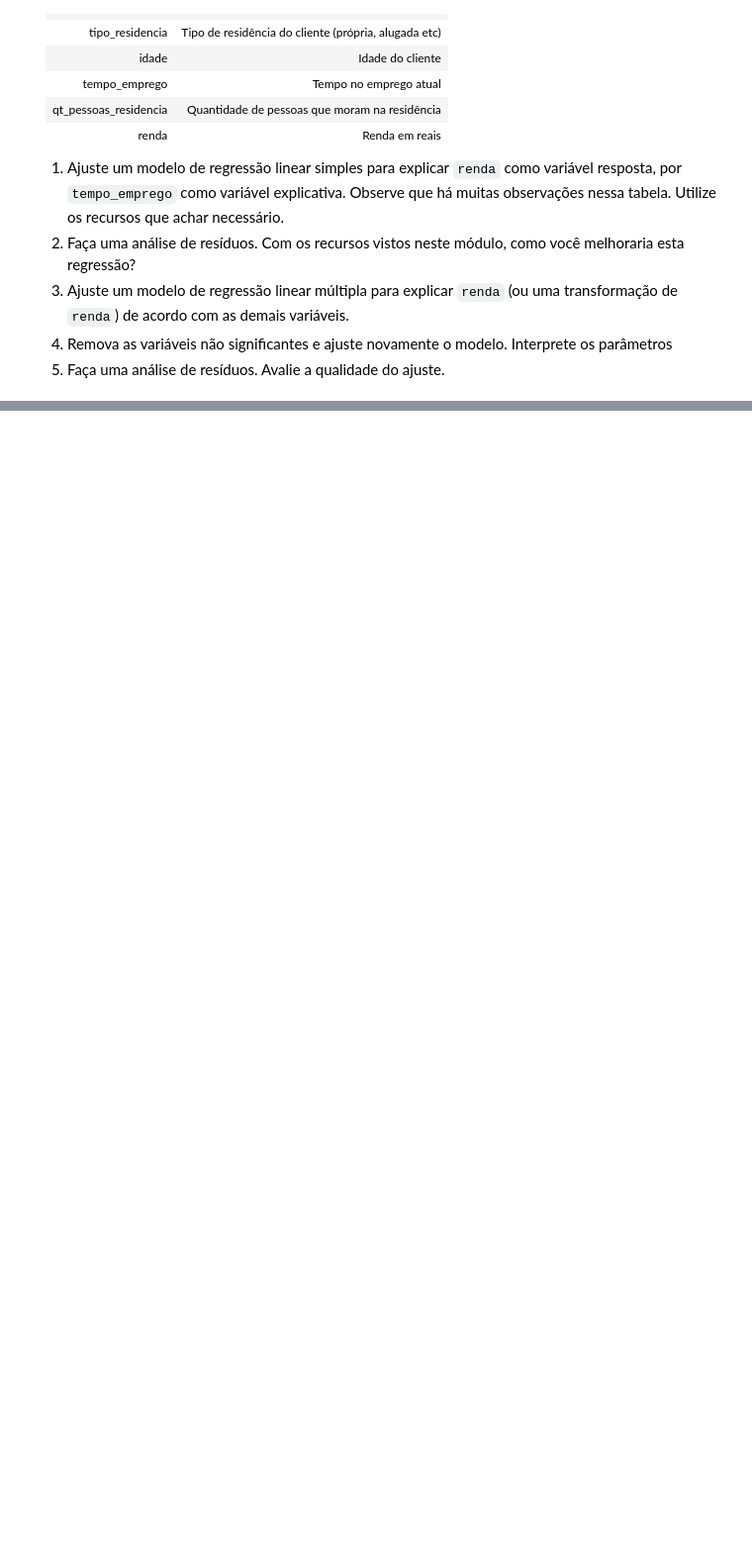
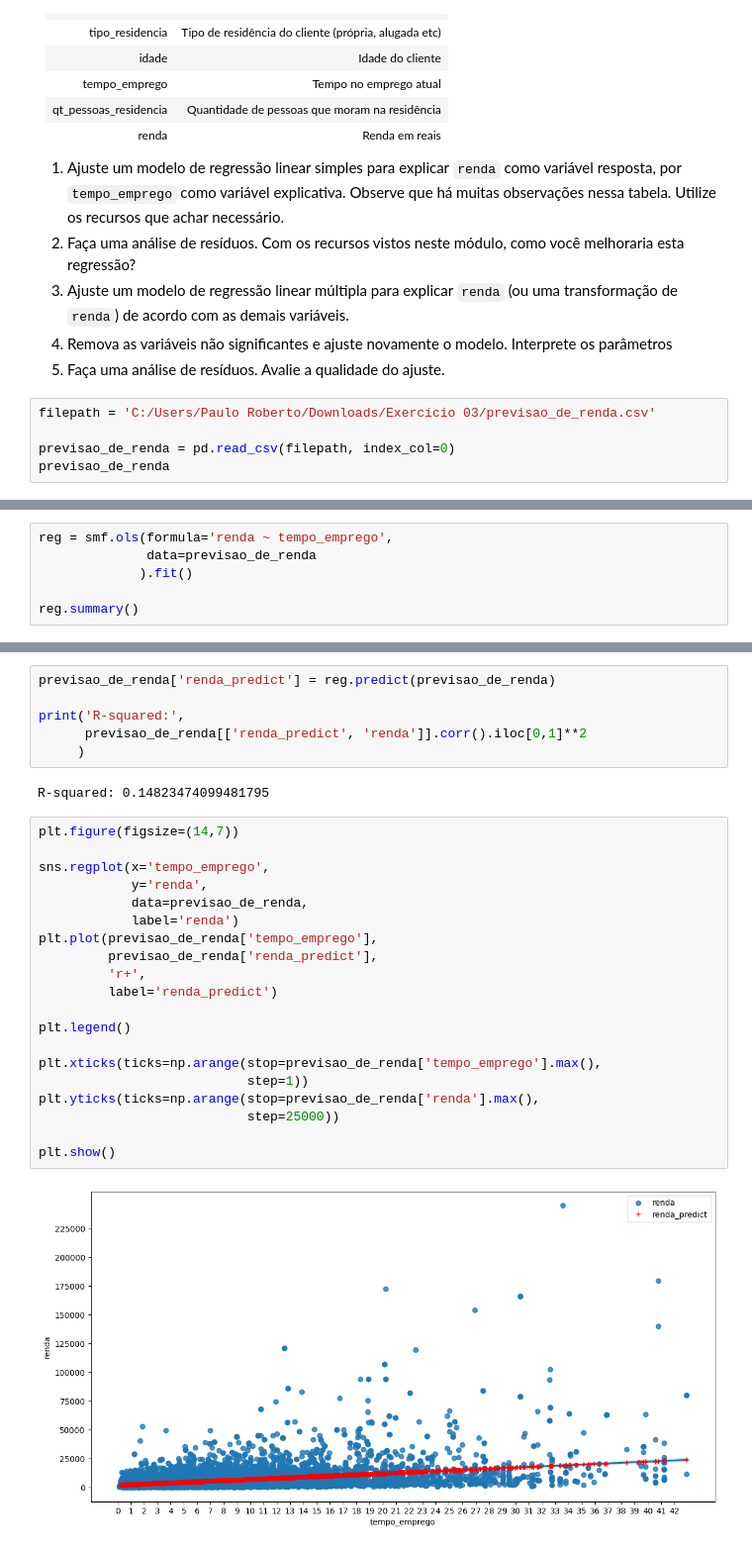
Before and after one commit to PaulodiasDeveloper/Curso_EBAC-Profissao_Cientista_de_Dados, a Jupyter notebook: Cientista de Dados/Módulo 12 - Regressão I/Exercício 01 Módulo 12/Exercício 03/mod12 ex03 - regressão múltipla.ipynb, the cells around one changed output, grey strips where cells are left out. Shown at 99% size. Drawn from its saved outputs; the diff is of its cells as text; blank space fills up the shorter version.

Commit message:
Exercício 3 módulo 12

````diff
--- a/Cientista de Dados/Módulo 12 - Regressão I/Exercício 01 Módulo 12/Exercício 03/mod12 ex03 - regressão múltipla.ipynb
+++ b/Cientista de Dados/Módulo 12 - Regressão I/Exercício 01 Módulo 12/Exercício 03/mod12 ex03 - regressão múltipla.ipynb
@@ -95,3 +394,8 @@
 3. Ajuste um modelo de regressão linear múltipla para explicar ```renda``` (ou uma transformação de ```renda```) de acordo com as demais variáveis.
 4. Remova as variáveis não significantes e ajuste novamente o modelo. Interprete os parâmetros
 5. Faça uma análise de resíduos. Avalie a qualidade do ajuste.
+# %%
+filepath = 'C:/Users/Paulo Roberto/Downloads/Exercício 03/previsao_de_renda.csv'
+
+previsao_de_renda = pd.read_csv(filepath, index_col=0)
+previsao_de_renda
@@ -97,0 +418,6 @@
+# %%
+reg = smf.ols(formula='renda ~ tempo_emprego',
+              data=previsao_de_renda
+             ).fit()
+
+reg.summary()
@@ -97,0 +444,30 @@
+# %%
+previsao_de_renda['renda_predict'] = reg.predict(previsao_de_renda)
+
+print('R-squared:',
+      previsao_de_renda[['renda_predict', 'renda']].corr().iloc[0,1]**2
+     )
+# %% [output]
+R-squared: 0.14823474099481795
+# %%
+plt.figure(figsize=(14,7))
+
+sns.regplot(x='tempo_emprego',
+            y='renda',
+            data=previsao_de_renda,
+            label='renda')
+plt.plot(previsao_de_renda['tempo_emprego'],
+         previsao_de_renda['renda_predict'],
+         'r+',
+         label='renda_predict')
+
+plt.legend()
+
+plt.xticks(ticks=np.arange(stop=previsao_de_renda['tempo_emprego'].max(),
+                           step=1))
+plt.yticks(ticks=np.arange(stop=previsao_de_renda['renda'].max(),
+                           step=25000))
+
+plt.show()
+# %% [output]
+[figure, added]
````
Also changed, not shown: parts of 44 cells of this notebook, 1 other file.
